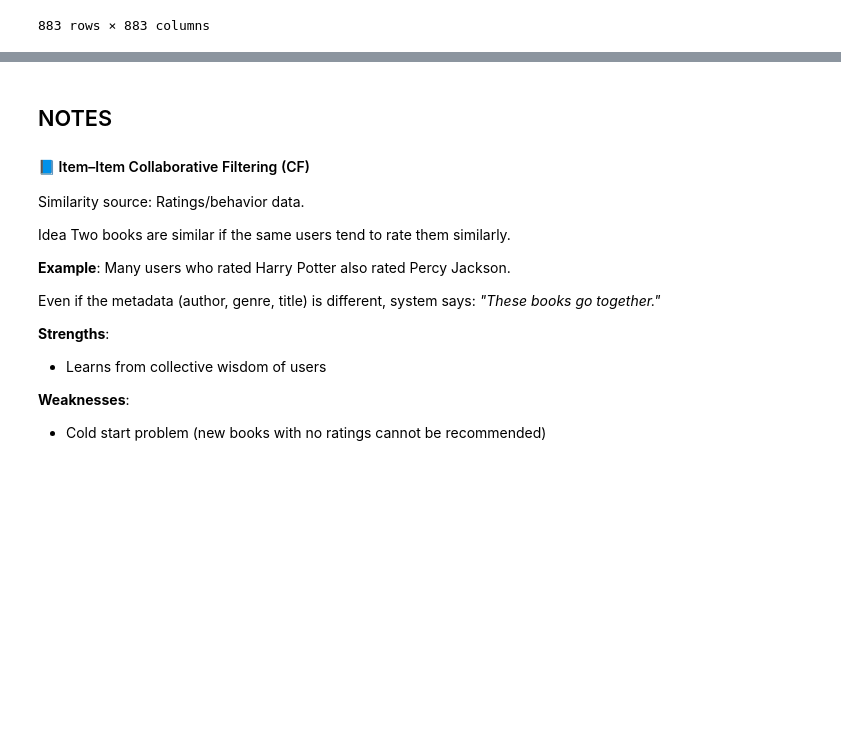
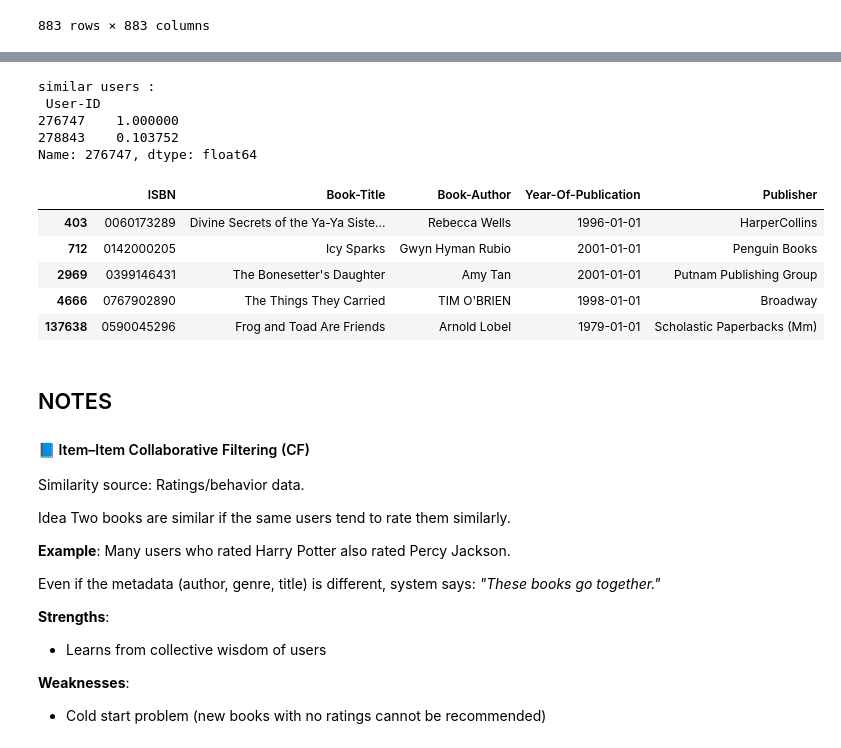
Before and after one commit to Ashish9743/Recommendation_system, a Jupyter notebook: Personalised (collabrative).ipynb, the cells around one changed output, grey strips where cells are left out. Cells and saved outputs as stored; diff of their text form; code cells hidden in the pictures; blank space fills up the shorter version.

Commit message:
completed user-user recommendation

```diff
--- a/Personalised (collabrative).ipynb
+++ b/Personalised (collabrative).ipynb
@@ -311,3 +305,53 @@ user_similarities_df
+# %%
+def rec_book_for_user(user_id , top_n = 5):
+
+    if user_id not in user_similarities_df.index:
+        print('User not found ')
+
+    user_books = pt.loc[user_id]
+    rated_books = user_books[user_books > 0]
+
+    similar_users = user_similarities_df.loc[user_id]
+    similar_users = similar_users[similar_users > 0]
+    print(f"similar users : \n {similar_users}")
+
+    similar_books = {}
+
+    for user , similarity in similar_users.items():
+        #exclude the original user(self)
+        if user != user_id:
+            books_read = pt.loc[user]
+            book_read = books_read[books_read > 0]
+
+            # print(user , book_read)
+
+            for isbn , rating in book_read.items():
+                #make sure the books read by users are excluded
+                if isbn not in rated_books.keys().tolist():
+                    similar_books[isbn] = rating * similarity
+
+
+            recommend_list = [(isbn , simi) for isbn , simi in similar_books.items() ]
+
+            recommend_list.sort(key=lambda x : x[1] , reverse= True)
+
+            top_recommends = [isbn for isbn , i in recommend_list[:top_n]]
+
+            return books[books['ISBN'].isin(top_recommends)]
+# %%
+rec_book_for_user(276747)
+# %% [output]
+similar users :
+ User-ID
+276747    1.000000
+278843    0.103752
+Name: 276747, dtype: float64
+|  | ISBN | Book-Title | Book-Author | Year-Of-Publication | Publisher |
+| 403 | 0060173289 | Divine Secrets of the Ya-Ya Siste... | Rebecca Wells | 1996-01-01 | HarperCollins |
+| 712 | 0142000205 | Icy Sparks | Gwyn Hyman Rubio | 2001-01-01 | Penguin Books |
+| 2969 | 0399146431 | The Bonesetter's Daughter | Amy Tan | 2001-01-01 | Putnam Publishing Group |
+| 4666 | 0767902890 | The Things They Carried | TIM O'BRIEN | 1998-01-01 | Broadway |
+| 137638 | 0590045296 | Frog and Toad Are Friends | Arnold Lobel | 1979-01-01 | Scholastic Paperbacks (Mm) |
 # %% [markdown]
 ## NOTES
 
```
Also changed, not shown: parts of 2 cells of this notebook.
